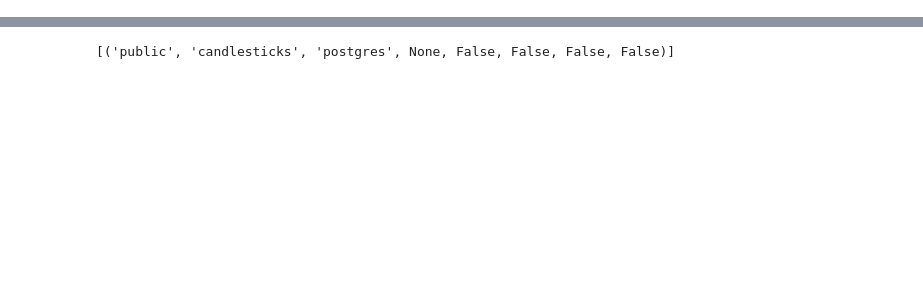
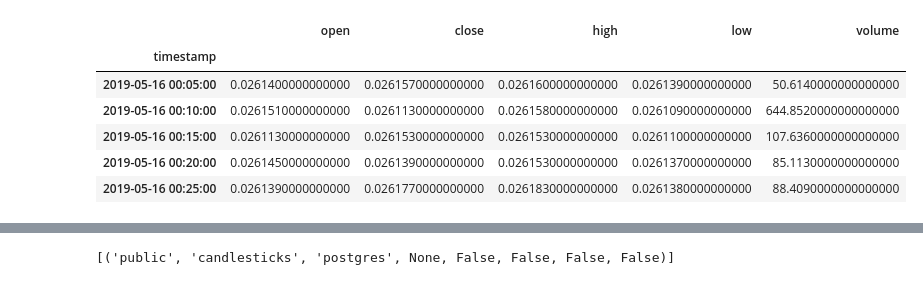
Before and after one commit to BloomTech-Labs/cryptolytic-ds, a Jupyter notebook: cryptolytic/notebooks/candle_data2.ipynb, the cells around one changed output, grey strips where cells are left out. Saved outputs shown, nothing was run; the diff lists cells and outputs as text; code cells hidden in the pictures; blank space fills up the shorter version.

```diff
--- a/cryptolytic/notebooks/candle_data2.ipynb
+++ b/cryptolytic/notebooks/candle_data2.ipynb
@@ -32,0 +32,10 @@ AttributeError: module 'cryptolytic.data.sql' has no attribute 'get_table_column
+# %%
+df2.head()
+# %% [output]
+|  | open | close | high | low | volume |
+| timestamp |  |  |  |  |  |
+| 2019-05-16 00:05:00 | 0.0261400000000000 | 0.0261570000000000 | 0.0261600000000000 | 0.0261390000000000 | 50.6140000000000000 |
+| 2019-05-16 00:10:00 | 0.0261510000000000 | 0.0261130000000000 | 0.0261580000000000 | 0.0261090000000000 | 644.8520000000000000 |
+| 2019-05-16 00:15:00 | 0.0261130000000000 | 0.0261530000000000 | 0.0261530000000000 | 0.0261100000000000 | 107.6360000000000000 |
+| 2019-05-16 00:20:00 | 0.0261450000000000 | 0.0261390000000000 | 0.0261530000000000 | 0.0261370000000000 | 85.1130000000000000 |
+| 2019-05-16 00:25:00 | 0.0261390000000000 | 0.0261770000000000 | 0.0261830000000000 | 0.0261380000000000 | 88.4090000000000000 |
```
Also changed, not shown: parts of 14 cells of this notebook, 2 other files.
